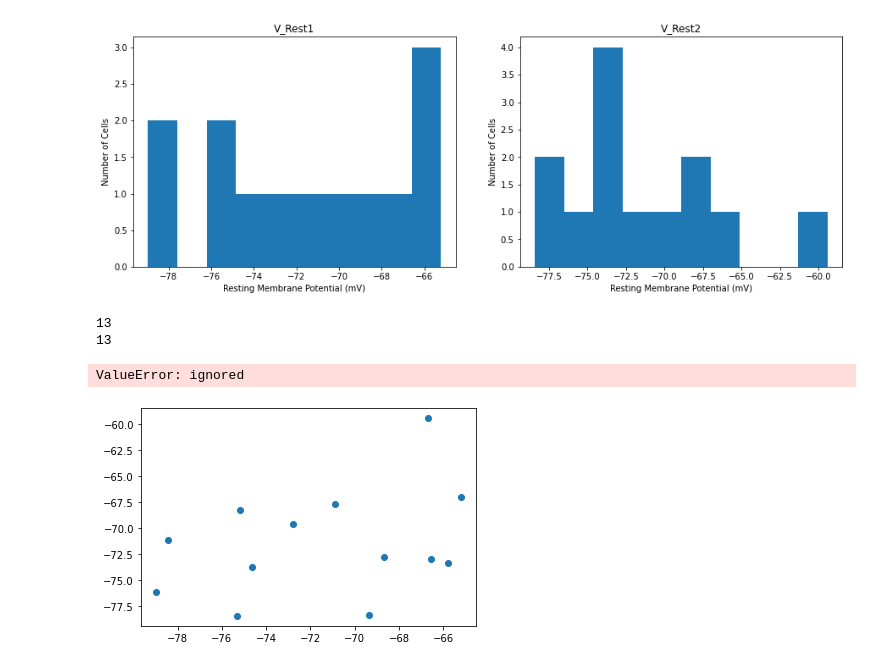
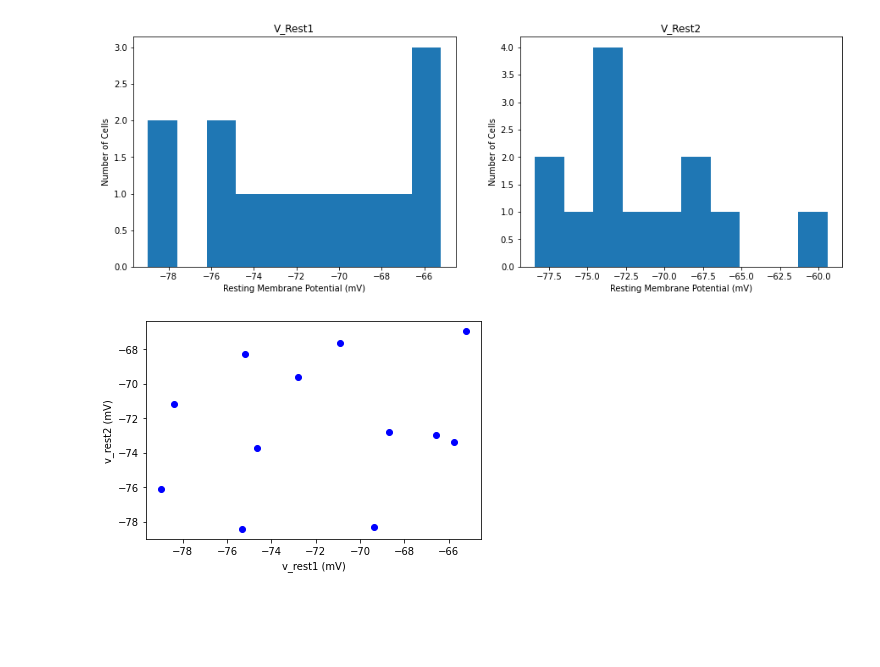
Before and after one commit to Jessie-Grewal/Neur265, a Jupyter notebook: coding_homework_3.ipynb, the cells around one changed output. Saved outputs shown, nothing was run; the diff lists cells and outputs as text; code cells hidden in the pictures; blank space fills up the shorter version.

```diff
--- a/coding_homework_3.ipynb
+++ b/coding_homework_3.ipynb
@@ -114,23 +129,42 @@ vrestHist()
 -71.42540575615385
 -71.44742538384615
 [figure]
+# %%
+#  Loops through each column of v_rest1 and v_rest2 and makes a scatter plot with v_rest1 on the x-axis and v_rest2 on the y-axis.
+len_v_rest1 = len(v_rest1)
+#print(len_v_rest1)
+len_v_rest2 = len(v_rest2)
+#print(len_v_rest2)
+num_columns = len(v_rest1)
+
+for i in range(num_columns):
+  if v_rest1[i] > -60 and v_rest2[i] > -60:
+    plt.scatter(v_rest1[i],  v_rest2[i], color = "red")
+  elif v_rest1[i] > -60 and v_rest2[i] < -60:
+     plt.scatter(v_rest1[i], v_rest2[i], color = "green")
+  elif v_rest1[i] < -60 and v_rest2[i] < -60:
+    plt. scatter(v_rest1[i], v_rest2[i], color = "blue")
+
+plt. xlabel('v_rest1 (mV)')
+plt. ylabel('v_rest2 (mV)')
+plt.show()
+# %% [output]
+[figure, added]
 # %%
-print(len(v_rest1))
-print(len(v_rest2))
-num_columns = len(v_rest1)
+# defines a function called vrestScatter() that executes the code in the step above when called
+def vrestScatter():
+  len_v_rest1 = len(v_rest1)
+  len_v_rest2 = len(v_rest2)
+  num_columns = len(v_rest1)
 
-for i in range(num_columns):
+  for i in range(num_columns):
+    if v_rest1[i] > -60 and v_rest2[i] > -60:
+      plt.scatter(v_rest1[i],  v_rest2[i], color = "red")
+    elif v_rest1[i] > -60 and v_rest2[i] < -60:
+      plt.scatter(v_rest1[i], v_rest2[i], color = "green")
+    elif v_rest1[i] < -60 and v_rest2[i] < -60:
+      plt. scatter(v_rest1[i], v_rest2[i], color = "blue")
 
-  plt.scatter(v_rest1,v_rest2)
-
-  if v_rest1 and v_rest2 > -60:
-    plt.scatter(v_rest1,v_rest2,color = "red")
-  elif v_rest1 > -60 and v_rest1 < -60:
-    plt.scatter(v_rest1,v_rest2,color= "green")
-  elif v_rest1 and v_rest2 < -60:
-    plt.scatter(v_rest1,v_rest2,color="blue")
+  plt. xlabel('v_rest1 (mV)')
+  plt. ylabel('v_rest2 (mV)')
+  plt.show()
-# %% [output]
-13
-13
-ValueError: ignored
-[figure, removed]
```
Also changed, not shown: parts of 6 cells of this notebook.
